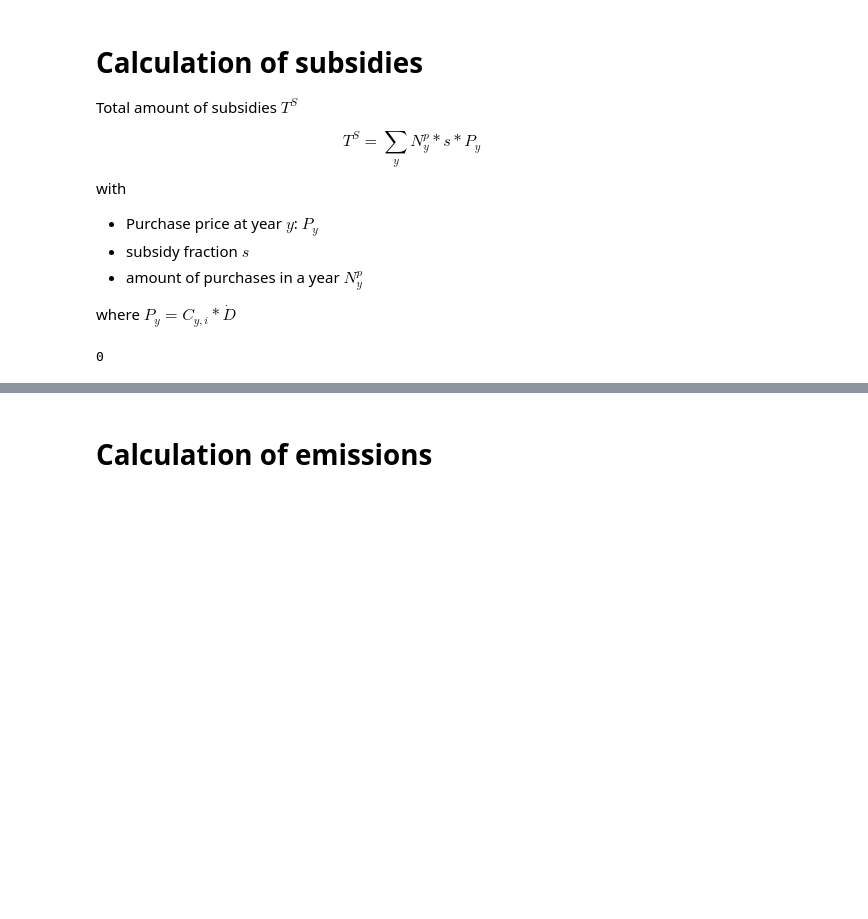
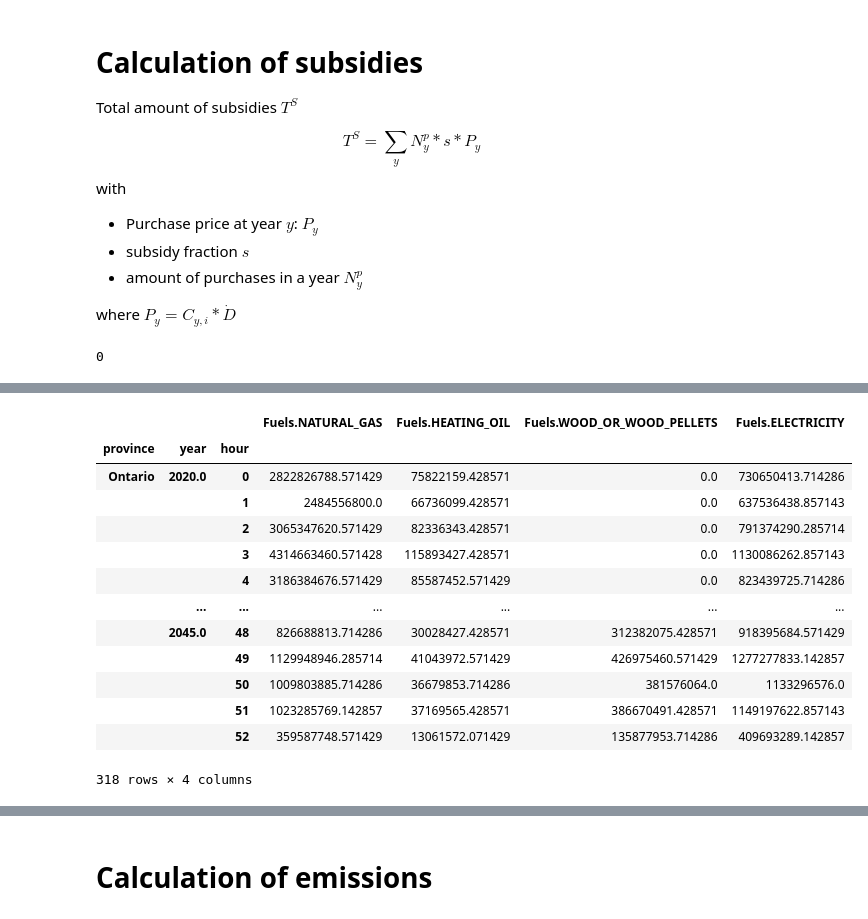
Before and after one commit to david-huck/abetam, a Jupyter notebook: subsidies.ipynb, the cells around one changed output, grey strips where cells are left out. Drawn from its saved outputs; the diff is of its cells as text; code cells hidden in the pictures; blank space fills up the shorter version.

```diff
--- a/subsidies.ipynb
+++ b/subsidies.ipynb
@@ -43,3 +43,20 @@ res.tech_shares_fig()
+# %%
+res.mean_carrier_demand_df
+# %% [output]
+|  |  |  | Fuels.NATURAL_GAS | Fuels.HEATING_OIL | Fuels.WOOD_OR_WOOD_PELLETS | Fuels.ELECTRICITY |
+| province | year | hour |  |  |  |  |
+| Ontario | 2020.0 | 0 | 2822826788.571429 | 75822159.428571 | 0.0 | 730650413.714286 |
+|  |  | 1 | 2484556800.0 | 66736099.428571 | 0.0 | 637536438.857143 |
+|  |  | 2 | 3065347620.571429 | 82336343.428571 | 0.0 | 791374290.285714 |
+|  |  | 3 | 4314663460.571428 | 115893427.428571 | 0.0 | 1130086262.857143 |
+|  |  | 4 | 3186384676.571429 | 85587452.571429 | 0.0 | 823439725.714286 |
+|  | ... | ... | ... | ... | ... | ... |
+|  | 2045.0 | 48 | 826688813.714286 | 30028427.428571 | 312382075.428571 | 918395684.571429 |
+|  |  | 49 | 1129948946.285714 | 41043972.571429 | 426975460.571429 | 1277277833.142857 |
+|  |  | 50 | 1009803885.714286 | 36679853.714286 | 381576064.0 | 1133296576.0 |
+|  |  | 51 | 1023285769.142857 | 37169565.428571 | 386670491.428571 | 1149197622.857143 |
+|  |  | 52 | 359587748.571429 | 13061572.071429 | 135877953.714286 | 409693289.142857 |
+318 rows × 4 columns
 # %%
 res.adoption_details_fig()
 # %% [output]
```
Also changed, not shown: parts of 7 cells of this notebook, 2 other files.
